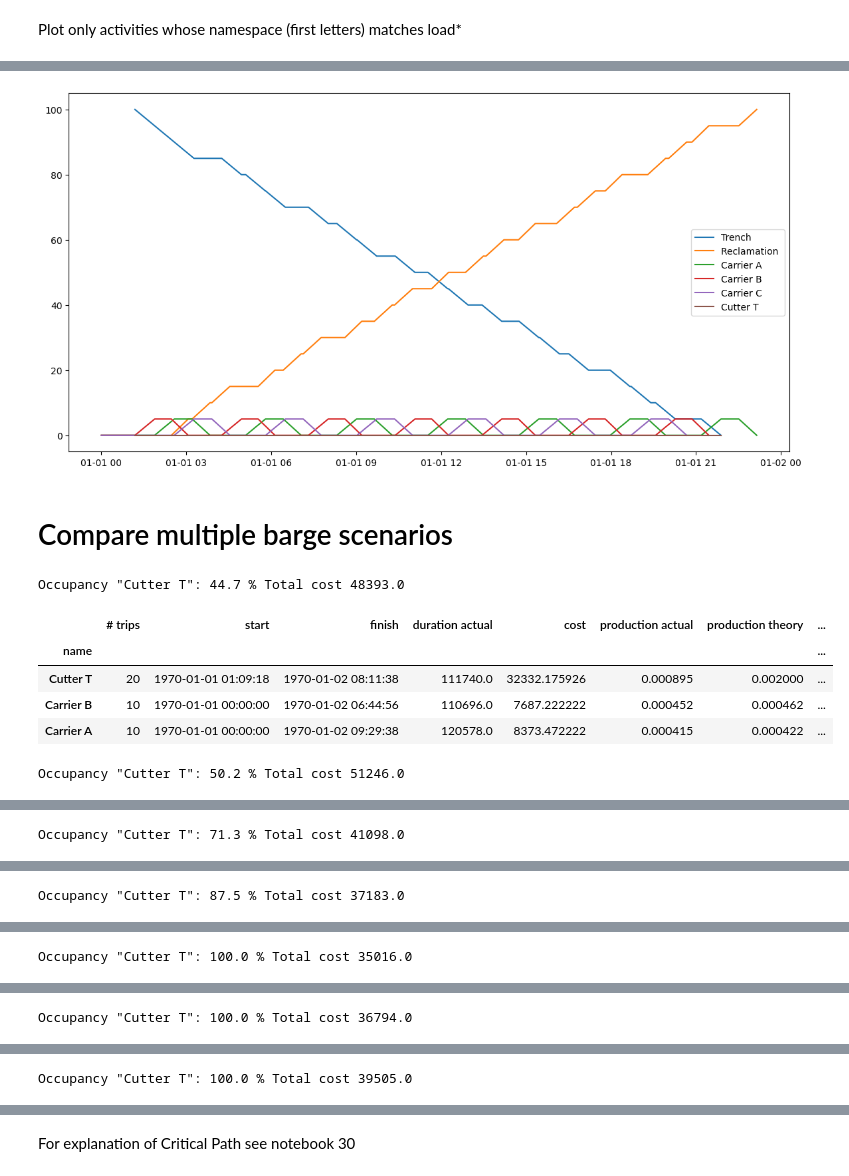
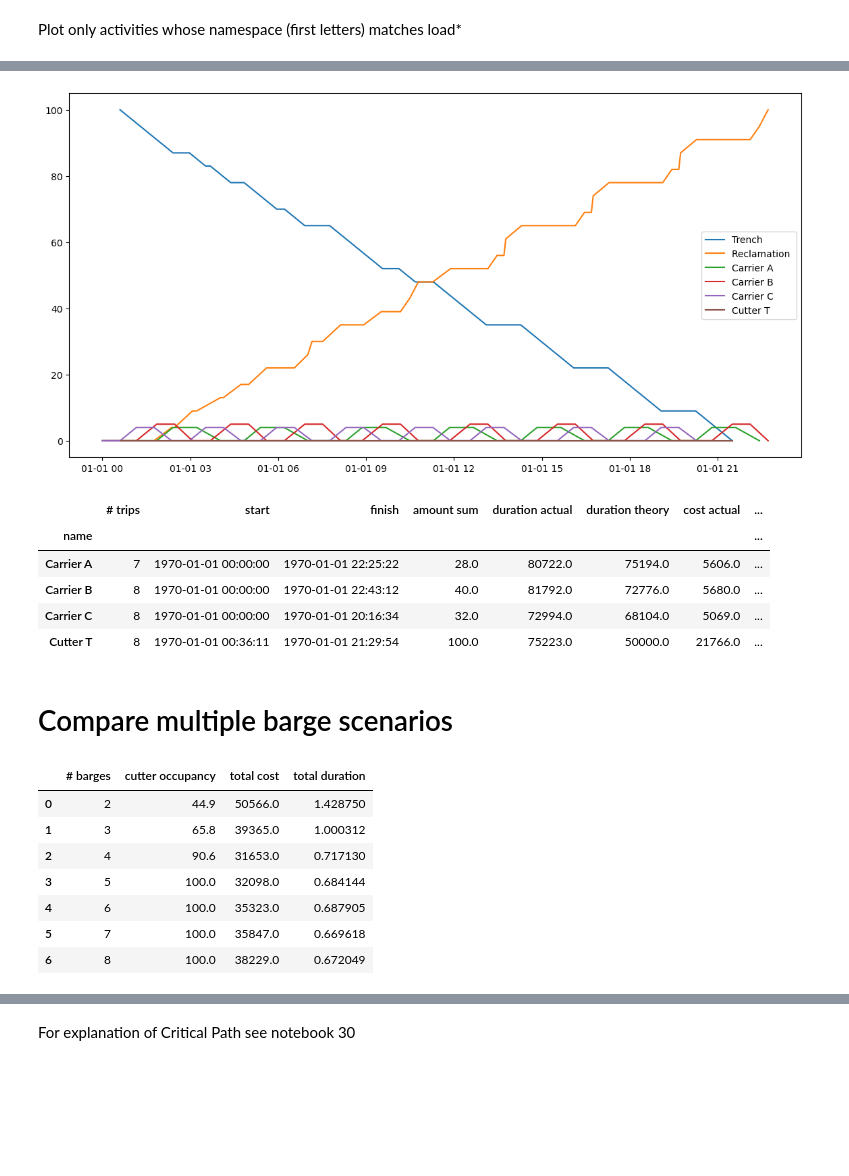
Before and after one commit to TUDelft-CITG/OpenCLSim, a Jupyter notebook: notebooks/24_cutters and barges.ipynb, the cells around one changed output, grey strips where cells are left out. Drawn from its saved outputs; the diff is of its cells as text; code cells hidden in the pictures; blank space fills up the shorter version.

```diff
--- a/notebooks/24_cutters and barges.ipynb
+++ b/notebooks/24_cutters and barges.ipynb
@@ -56,8 +56,7 @@ TransportProcessingResource = type(
     {},
 )
 # %%
-def run(NR_BARGES, total_amount):
-    simulation_start = 0
+def run(NR_BARGES, total_amount, simulation_start=0):
     my_env = simpy.Environment(initial_time=simulation_start)
     registry = {}
 
@@ -125,13 +124,14 @@ def run(NR_BARGES, total_amount):
                 name=f"sequential_activity_subcycle {vessel_name}",
                 registry=registry,
                 sub_processes=[
-                    model.BasicActivity(
-                        env=my_env,
-                        name=f"basic activity:"+vessels[vessel_name].name,
-                        registry=registry,
-                        duration=duration,
-                        additional_logs=[vessels[vessel_name]],
-                    ),
+# cannot be linked to a vessel as it is neither mover, processor, origin or destination
+#                     model.BasicActivity(
+#                         env=my_env,
+#                         name=f"basic activity:"+vessels[vessel_name].name,
+#                         registry=registry,
+#                         duration=duration,
+#                         additional_logs=[vessels[vessel_name]],
+#                     ),
                     model.MoveActivity(
                         env=my_env,
                         name=f"sailing empty:"+vessels[vessel_name].name,
@@ -197,7 +197,8 @@ def run(NR_BARGES, total_amount):
 nbarges = len(barge_names)
 assert len(set(barge_names))==len(barge_names), 'barge_names need to be unique'
 total_amount = 100
-res = run(3,total_amount)
+simulation_start = 0
+res = run(3,total_amount, simulation_start)
 
 vessels = res['vessels']
 sites = res['sites']
@@ -228,4 +229,4 @@ fig = get_gantt_chart(loading)
 # %%
 fig = get_step_chart([from_site, to_site, *vessels.values()])
 # %% [output]
-[figure, old version]
+[figure, new version]
@@ -232,2 +279,11 @@ fig = get_step_chart([from_site, to_site, *vessels.values()])
+# %%
+occupancy_analysis(vessels, cutter_name, total_amount, vessel_cost).sort_values(by=["name"])
+# %% [output]
+|  | # trips | start | finish | amount sum | duration actual | duration theory | cost actual | ... |
+| name |  |  |  |  |  |  |  | ... |
+| Carrier A | 7 | 1970-01-01 00:00:00 | 1970-01-01 22:25:22 | 28.0 | 80722.0 | 75194.0 | 5606.0 | ... |
+| Carrier B | 8 | 1970-01-01 00:00:00 | 1970-01-01 22:43:12 | 40.0 | 81792.0 | 72776.0 | 5680.0 | ... |
+| Carrier C | 8 | 1970-01-01 00:00:00 | 1970-01-01 20:16:34 | 32.0 | 72994.0 | 68104.0 | 5069.0 | ... |
+| Cutter T | 8 | 1970-01-01 00:36:11 | 1970-01-01 21:29:54 | 100.0 | 75223.0 | 50000.0 | 21766.0 | ... |
 # %% [markdown]
 # Compare multiple barge scenarios
@@ -293,29 +290,37 @@ def occupancy_analysis(vessels, cutter, activities, vessel_cost):
 # %%
 results = []
 occupancy = []
 cost = []
-finish, duration = [], []
+duration = []
+
 n_barges = range(2,len(barge_names)) # +1 at least 1 barge
 for i in n_barges:
     results.append(run(i,total_amount))
 
     vessels = results[-1]['vessels']
     activities = results[-1]['activities']
     sites = results[-1]['sites']
 
     cutter = vessels[cutter_name]
 
-    df = occupancy_analysis(vessels, cutter, activities,vessel_cost)
+    df = occupancy_analysis(vessels, cutter_name, total_amount, vessel_cost)
     occupancy.append(df.loc[cutter_name]['occupancy [%]'])
-    cost.append(df['cost'].sum())
-    finish.append(df['finish'].max())
+    cost.append(df['cost actual'].sum())
     duration.append((df['finish'].max() - df['start'].min()).total_seconds()/3600/24)
-    display(df)
+    #     display(df)
+
+scenarios = {'# barges':n_barges,
+             'cutter occupancy':occupancy,
+             'total cost':cost,
+             'total duration':duration}
+scenarios = pd.DataFrame.from_dict(scenarios)
+scenarios
 # %% [output]
-Occupancy "Cutter T": 44.7 % Total cost 48393.0
-|  | # trips | start | finish | duration actual | cost | production actual | production theory | ... |
-| name |  |  |  |  |  |  |  | ... |
-| Cutter T | 20 | 1970-01-01 01:09:18 | 1970-01-02 08:11:38 | 111740.0 | 32332.175926 | 0.000895 | 0.002000 | ... |
-| Carrier B | 10 | 1970-01-01 00:00:00 | 1970-01-02 06:44:56 | 110696.0 | 7687.222222 | 0.000452 | 0.000462 | ... |
-| Carrier A | 10 | 1970-01-01 00:00:00 | 1970-01-02 09:29:38 | 120578.0 | 8373.472222 | 0.000415 | 0.000422 | ... |
+|  | # barges | cutter occupancy | total cost | total duration |
+| 0 | 2 | 44.9 | 50566.0 | 1.428750 |
+| 1 | 3 | 65.8 | 39365.0 | 1.000312 |
+| 2 | 4 | 90.6 | 31653.0 | 0.717130 |
+| 3 | 5 | 100.0 | 32098.0 | 0.684144 |
+| 4 | 6 | 100.0 | 35323.0 | 0.687905 |
+| 5 | 7 | 100.0 | 35847.0 | 0.669618 |
+| 6 | 8 | 100.0 | 38229.0 | 0.672049 |
-Occupancy "Cutter T": 50.2 % Total cost 51246.0
@@ -328 +326,0 @@ Occupancy "Cutter T": 50.2 % Total cost 51246.0
-Occupancy "Cutter T": 71.3 % Total cost 41098.0
@@ -336 +326,0 @@ Occupancy "Cutter T": 71.3 % Total cost 41098.0
-Occupancy "Cutter T": 87.5 % Total cost 37183.0
@@ -345 +326,0 @@ Occupancy "Cutter T": 87.5 % Total cost 37183.0
-Occupancy "Cutter T": 100.0 % Total cost 35016.0
@@ -355 +326,0 @@ Occupancy "Cutter T": 100.0 % Total cost 35016.0
-Occupancy "Cutter T": 100.0 % Total cost 36794.0
@@ -366 +326,0 @@ Occupancy "Cutter T": 100.0 % Total cost 36794.0
-Occupancy "Cutter T": 100.0 % Total cost 39505.0
```
Also changed, not shown: parts of 23 cells of this notebook, 3 other files.
